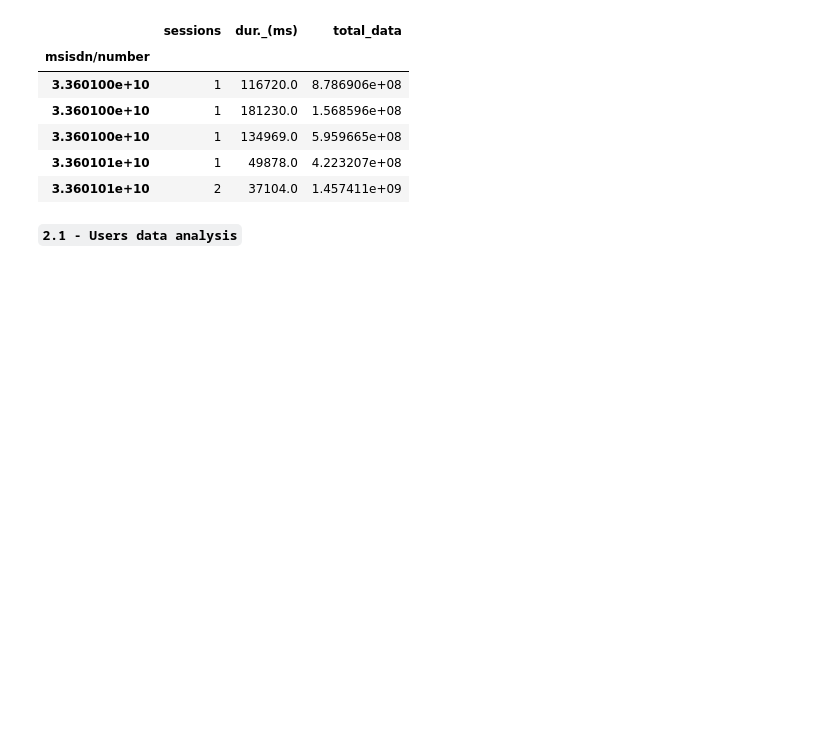
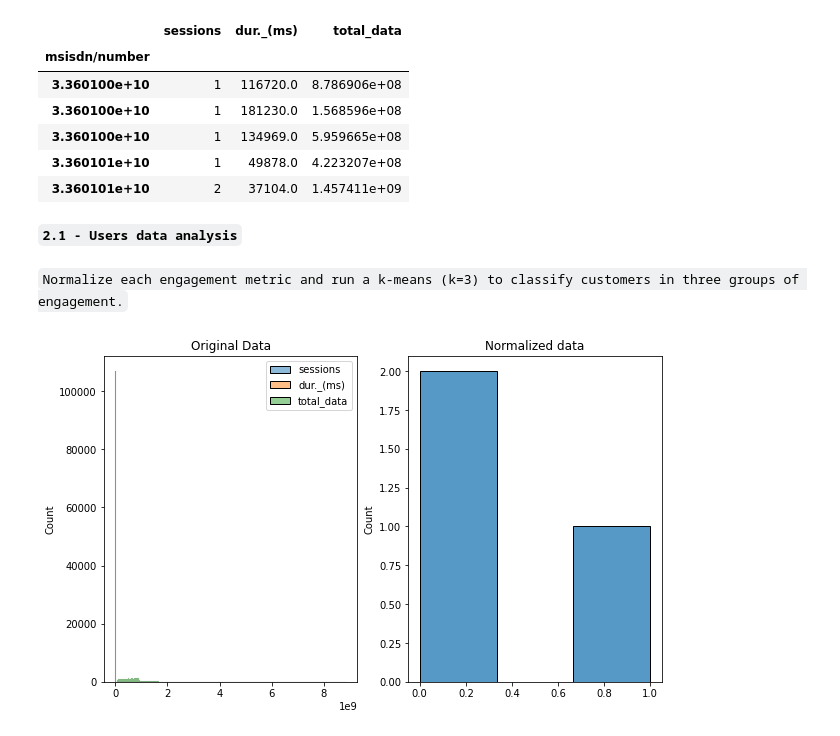
Before and after one commit to HenokD11/Analytics-Telecom-Data, a Jupyter notebook: notebooks/UserEngagement_Task2.ipynb, the cells around one changed output. Saved outputs shown, nothing was run; the diff lists cells and outputs as text; code cells hidden in the pictures; blank space fills up the shorter version.

Commit message:
data normalization

```diff
--- a/notebooks/UserEngagement_Task2.ipynb
+++ b/notebooks/UserEngagement_Task2.ipynb
@@ -259,5 +259,26 @@ engagement.head()
 | 3.360100e+10 | 1 | 134969.0 | 5.959665e+08 |
 | 3.360101e+10 | 1 | 49878.0 | 4.223207e+08 |
 | 3.360101e+10 | 2 | 37104.0 | 1.457411e+09 |
+# %%
+engagement.drop(33663706799.0, axis=0, inplace=True)
 # %% [markdown]
 <b>`2.1 - Users data analysis`</b>
+# %% [markdown]
+`Normalize each engagement metric and run a k-means (k=3) to classify customers in three groups of engagement.`
+# %%
+def normalizer(df, columns):
+    norm = Normalizer()
+    # normalize the exponential data with boxcox
+    normalized_data = norm.fit_transform(df)
+
+    # plot both together to compare
+    fig, ax=plt.subplots(1,2, figsize=(10, 6))
+    sns.histplot(df, ax=ax[0])
+    ax[0].set_title("Original Data")
+    sns.histplot(normalized_data[0], ax=ax[1])
+    ax[1].set_title("Normalized data")
+    return pd.DataFrame(norm.fit_transform(df), columns=columns)
+# %%
+normalized_user_engagement = normalizer(engagement, ['sessions', 'dur._(ms)', 'total_data'] )
+# %% [output]
+[figure, added]
```
Also changed, not shown: parts of 4 cells of this notebook.
